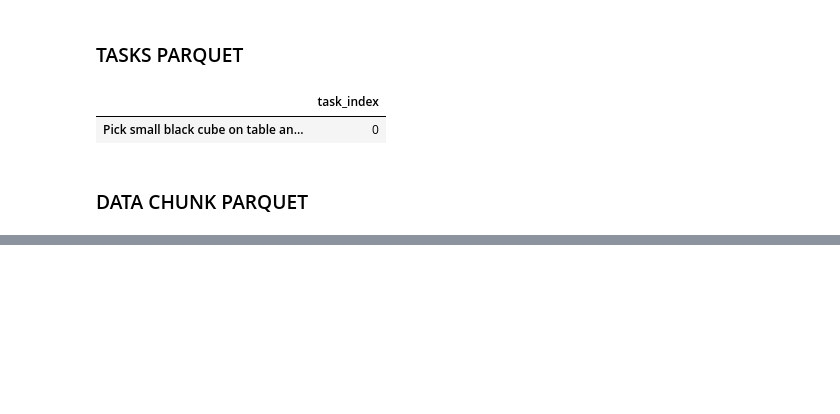
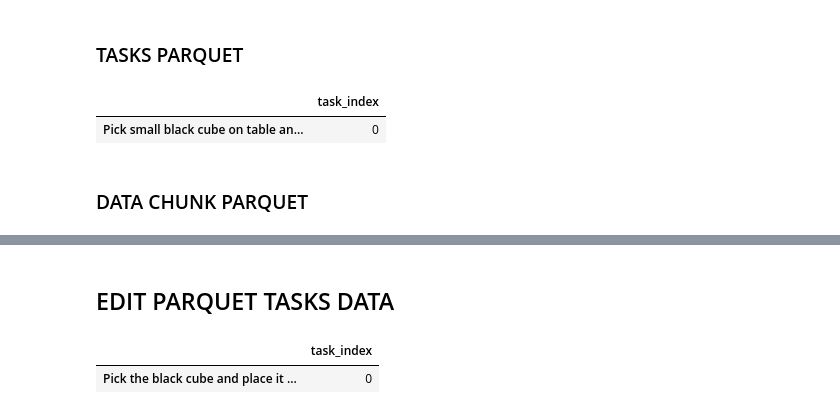
Before and after one commit to riochuong/robot_learning, a Jupyter notebook: DatasetPlayground.ipynb, the cells around one changed output, grey strips where cells are left out. Cells and saved outputs as stored; diff of their text form; code cells hidden in the pictures; blank space fills up the shorter version.

```diff
--- a/DatasetPlayground.ipynb
+++ b/DatasetPlayground.ipynb
@@ -127,0 +455,8 @@ data_chunk_df.head()
+# %% [markdown]
+## EDIT PARQUET TASKS DATA
+# %%
+tasks_df = pd.read_parquet(DATASET_TASKS_PARQUET_PATH)
+tasks_df.head()
+# %% [output]
+|  | task_index |
+| Pick the black cube and place it ... | 0 |
```
Also changed, not shown: parts of 20 cells of this notebook, 3 other files.
